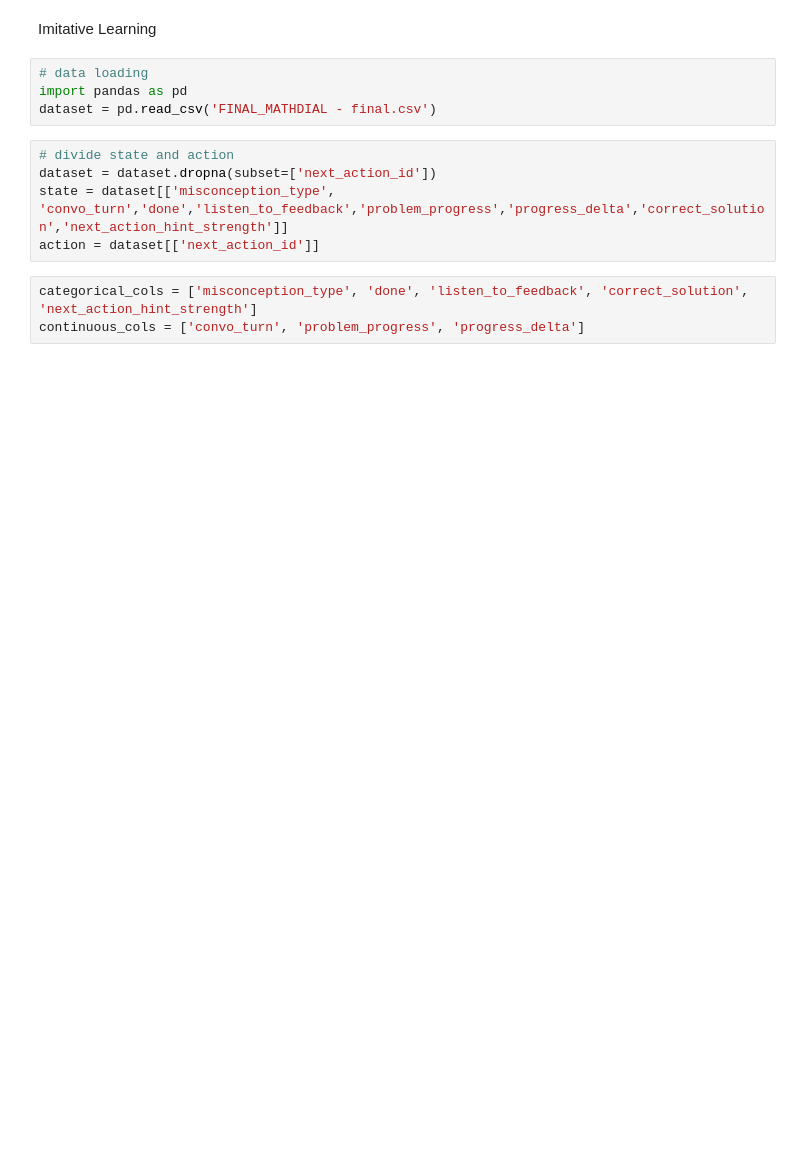
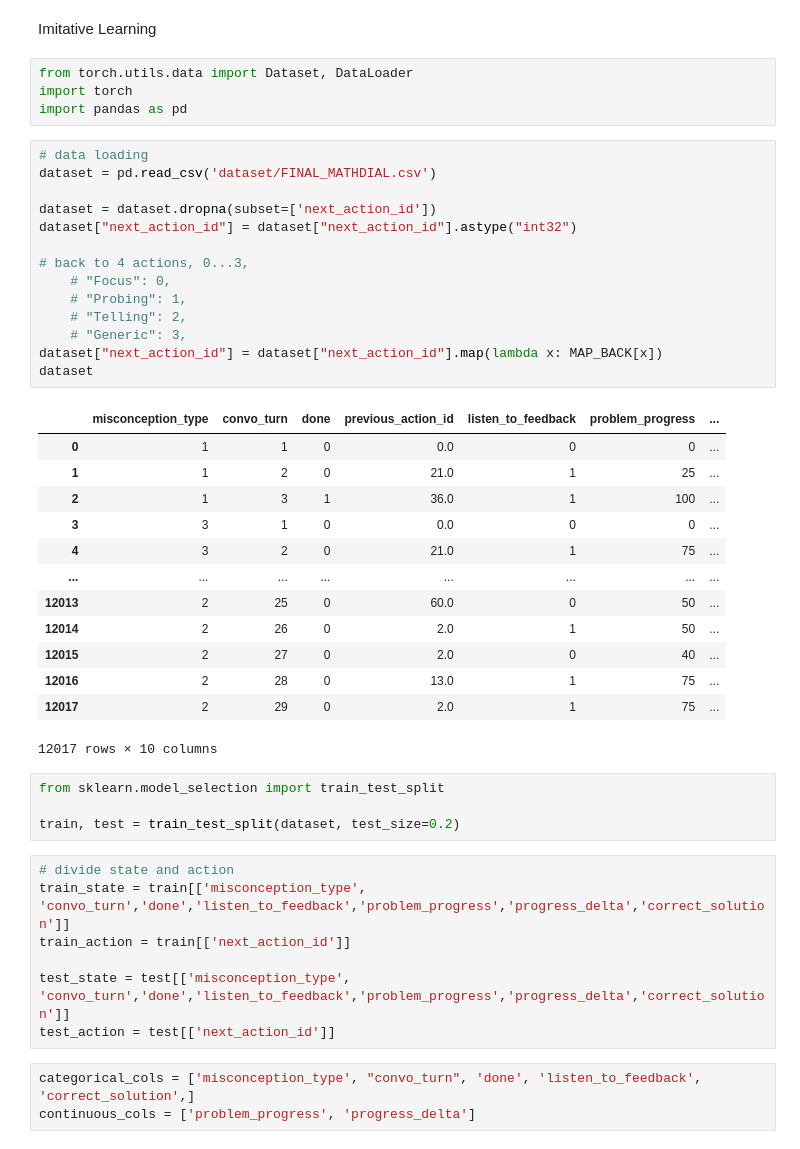
Before and after one commit to duanyang25/COS435_adaptive_mathtutor, a Jupyter notebook: imitative learning.ipynb, the cells around one changed output. Drawn from its saved outputs; the diff is of its cells as text; blank space fills up the shorter version.

```diff
--- a/imitative learning.ipynb
+++ b/imitative learning.ipynb
@@ -1,17 +334,51 @@
 # %% [markdown]
 Imitative Learning
-# %%
-# data loading
-import pandas as pd
-dataset = pd.read_csv('FINAL_MATHDIAL - final.csv')
+# %%
+from torch.utils.data import Dataset, DataLoader
+import torch
+import pandas as pd
+# %%
+# data loading
+dataset = pd.read_csv('dataset/FINAL_MATHDIAL.csv')
+
+dataset = dataset.dropna(subset=['next_action_id'])
+dataset["next_action_id"] = dataset["next_action_id"].astype("int32")
+
+# back to 4 actions, 0...3,
+    # "Focus": 0,
+    # "Probing": 1,
+    # "Telling": 2,
+    # "Generic": 3,
+dataset["next_action_id"] = dataset["next_action_id"].map(lambda x: MAP_BACK[x])
+dataset
+# %% [output]
+|  | misconception_type | convo_turn | done | previous_action_id | listen_to_feedback | problem_progress | ... |
+| 0 | 1 | 1 | 0 | 0.0 | 0 | 0 | ... |
+| 1 | 1 | 2 | 0 | 21.0 | 1 | 25 | ... |
+| 2 | 1 | 3 | 1 | 36.0 | 1 | 100 | ... |
+| 3 | 3 | 1 | 0 | 0.0 | 0 | 0 | ... |
+| 4 | 3 | 2 | 0 | 21.0 | 1 | 75 | ... |
+| ... | ... | ... | ... | ... | ... | ... | ... |
+| 12013 | 2 | 25 | 0 | 60.0 | 0 | 50 | ... |
+| 12014 | 2 | 26 | 0 | 2.0 | 1 | 50 | ... |
+| 12015 | 2 | 27 | 0 | 2.0 | 0 | 40 | ... |
+| 12016 | 2 | 28 | 0 | 13.0 | 1 | 75 | ... |
+| 12017 | 2 | 29 | 0 | 2.0 | 1 | 75 | ... |
+12017 rows × 10 columns
+# %%
+from sklearn.model_selection import train_test_split
+
+train, test = train_test_split(dataset, test_size=0.2)
 # %%
 # divide state and action
-dataset = dataset.dropna(subset=['next_action_id'])
-state = dataset[['misconception_type', 'convo_turn','done','listen_to_feedback','problem_progress','progress_delta','correct_solution','next_action_hint_strength']]
-action = dataset[['next_action_id']]
+train_state = train[['misconception_type', 'convo_turn','done','listen_to_feedback','problem_progress','progress_delta','correct_solution']]
+train_action = train[['next_action_id']]
+
+test_state = test[['misconception_type', 'convo_turn','done','listen_to_feedback','problem_progress','progress_delta','correct_solution']]
+test_action = test[['next_action_id']]
 # %%
-categorical_cols = ['misconception_type', 'done', 'listen_to_feedback', 'correct_solution', 'next_action_hint_strength']
-continuous_cols = ['convo_turn', 'problem_progress', 'progress_delta']
+categorical_cols = ['misconception_type', "convo_turn", 'done', 'listen_to_feedback', 'correct_solution',]
+continuous_cols = ['problem_progress', 'progress_delta']
 # %%
 from sklearn.preprocessing import StandardScaler
 
```
Also changed, not shown: parts of 12 cells of this notebook, 2 other files.
